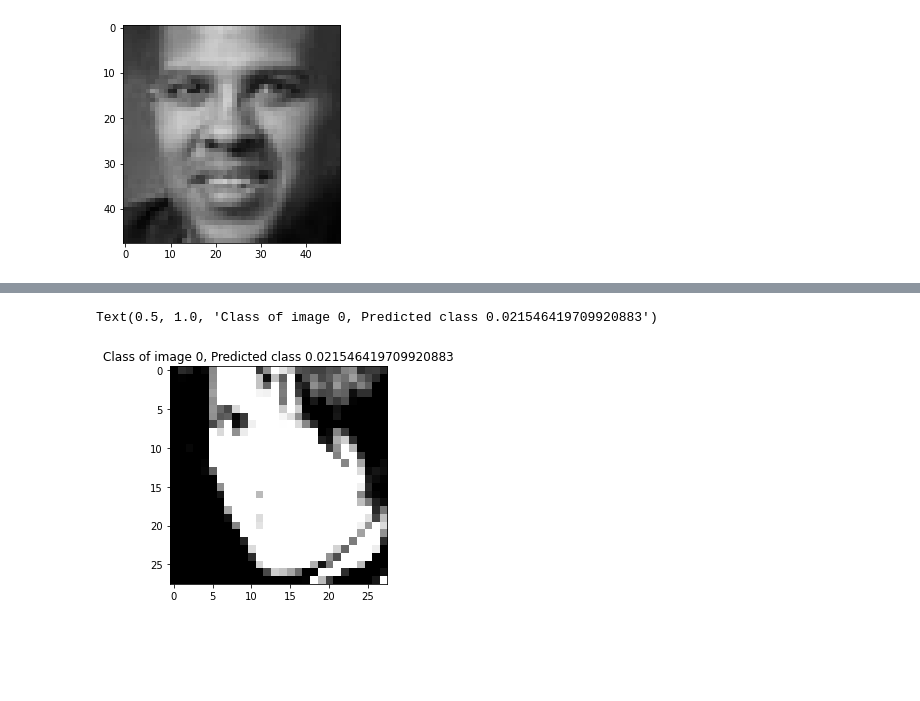
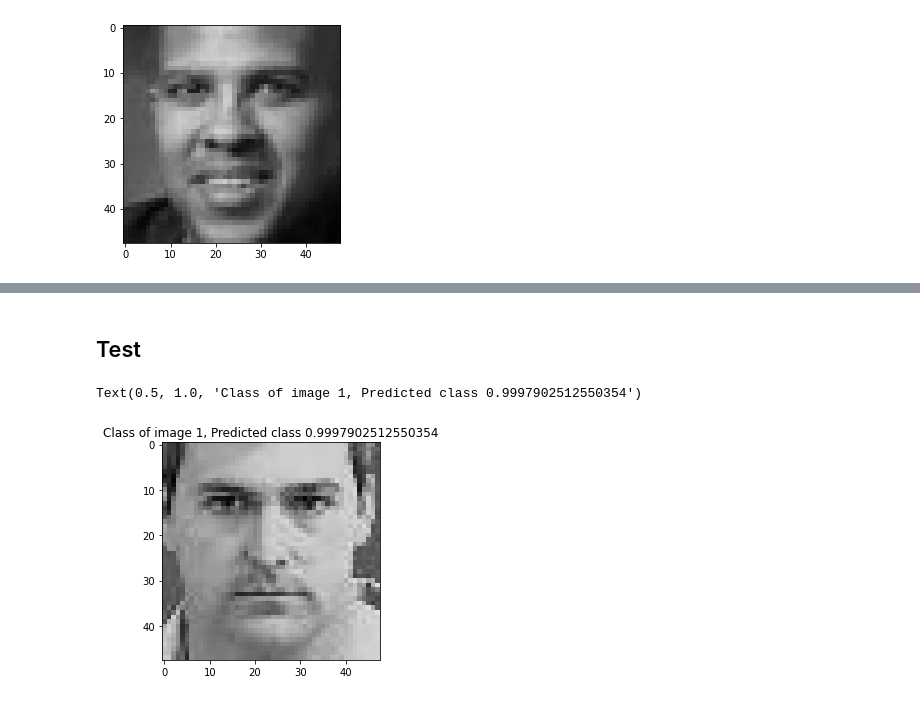
Before and after one commit to Goalt/genderfacerecognition, a Jupyter notebook: code.ipynb, the cells around one changed output, grey strips where cells are left out. Drawn from its saved outputs; the diff is of its cells as text; code cells hidden in the pictures; blank space fills up the shorter version.

```diff
--- a/code.ipynb
+++ b/code.ipynb
@@ -120,8 +129,8 @@ setTorchRandomState(224)
 trainTransforms = transforms.Compose([
     transforms.ToTensor(),
     transforms.Grayscale(num_output_channels=1),
-    transforms.Resize((28, 28)),
-    transforms.Normalize((0.1307,), (0.3081,))
+    transforms.Resize((48, 48)),
+    # transforms.Normalize((0.1307,), (0.3081,))
 ])
 
 trainDataLoader = getDataLoader('./train', transforms=trainTransforms, batch_size=32, shuffle=True)
@@ -129,8 +138,8 @@ trainDataLoader = getDataLoader('./train', transforms=trainTransforms, batch_siz
 valTransforms = transforms.Compose([
     transforms.ToTensor(),
     transforms.Grayscale(num_output_channels=1),
-    transforms.Resize((28, 28)),
-    transforms.Normalize((0.1307,), (0.3081,))
+    transforms.Resize((48, 48)),
+    # transforms.Normalize((0.1307,), (0.3081,))
 ])
 
 valDataLoader = getDataLoader('./val', transforms=valTransforms, batch_size=32, shuffle=True)
@@ -181,11 +192,11 @@ from torch import optim
 import torch
 
 
-def lossBatch(model, inputs, classes, opt, lossFunc):
+def lossBatch(model, device, inputs, classes, opt, lossFunc):
     opt.zero_grad()
 
-    inputs = inputs.cuda()
-    classes = classes.cuda()
+    inputs = inputs.to(device)
+    classes = classes.to(device)
     classes = classes.view(classes.shape[0], 1).to(torch.float32)
 
     outputs = model(inputs.to(torch.float32))
@@ -199,14 +210,18 @@ def lossBatch(model, inputs, classes, opt, lossFunc):
 
     return loss.item(), correct.item(), inputs.shape[0]
 
-def train(model, trainDataLoader, valDataLoader, opt, lossFunc, epochs):
+def train(model, device, trainDataLoader, valDataLoader, opt, lossFunc, epochs):
+    epochTrainAcc = []
+    epochValAcc = []
+    epochTrainLoss = []
+
     for epoch in range(epochs):
         model.train()
         trainBatchLoss = 0
         trainBatchAcc = 0
 
         for inputs, classes in tqdm(trainDataLoader):
-            loss, correct, batchSize = lossBatch(model, inputs, classes, opt, lossFunc)
+            loss, correct, batchSize = lossBatch(model, device, inputs, classes, opt, lossFunc)
             trainBatchLoss += loss / batchSize
             trainBatchAcc += correct / batchSize
 
@@ -217,8 +232,8 @@ def train(model, trainDataLoader, valDataLoader, opt, lossFunc, epochs):
         valBatchAcc = 0
         for inputs, classes in tqdm(valDataLoader):
             batchSize = inputs.shape[0]
-            inputs = inputs.cuda()
-            classes = classes.cuda()
+            inputs = inputs.to(device)
+            classes = classes.to(device)
             classes = classes.view(classes.shape[0], 1).to(torch.float32)
             outputs = model(inputs.to(torch.float32))
             results = torch.round(F.sigmoid(outputs))
@@ -228,10 +243,14 @@ def train(model, trainDataLoader, valDataLoader, opt, lossFunc, epochs):
 
         valBatchAcc = valBatchAcc / len(valDataLoader)
 
+        epochTrainAcc.append(trainBatchAcc)
+        epochValAcc.append(valBatchAcc)
+        epochTrainLoss.append(trainBatchLoss)
         print('Epoch : {}, Average Train Loss : {}, Average Train Accuracy : {}, Average Val Accuracy : {}'.format(epoch, trainBatchLoss, trainBatchAcc, valBatchAcc), flush=True)
+
+    return (epochTrainAcc, epochTrainLoss, epochValAcc)
 
 opt = torch.optim.Adam(model.parameters(), lr=0.001)
 lossFunc = torch.nn.BCEWithLogitsLoss()
-train(model, trainDataLoader, valDataLoader, opt, lossFunc, 20)
-
-# torch.save(model, './gfcr_v1.pt')
+epochTrainAcc, epochTrainLoss, epochValAcc = train(model, device, trainDataLoader, valDataLoader, opt, lossFunc, 50)
+torch.save(model, './models/gfcr_v4.pt')
@@ -238,12 +314,14 @@ train(model, trainDataLoader, valDataLoader, opt, lossFunc, 20)
+# %% [markdown]
+## Test
 # %%
 inputs, classes = next(iter(valDataLoader))
-inputs = inputs.cuda()
+inputs = inputs.to(device)
 output = model.predict(inputs)
 
 inputs = inputs.cpu()
 plt.imshow(inputs[0][0], cmap='gray', vmin=0, vmax=1)
 plt.title('Class of image {}, Predicted class {}'.format(classes[0], output[0].item()))
 # %% [output]
-Text(0.5, 1.0, 'Class of image 0, Predicted class 0.021546419709920883')
+Text(0.5, 1.0, 'Class of image 1, Predicted class 0.9997902512550354')
-[figure, old version]
+[figure, new version]
 # %%
```
Also changed, not shown: parts of 23 cells of this notebook, 9 other files.
